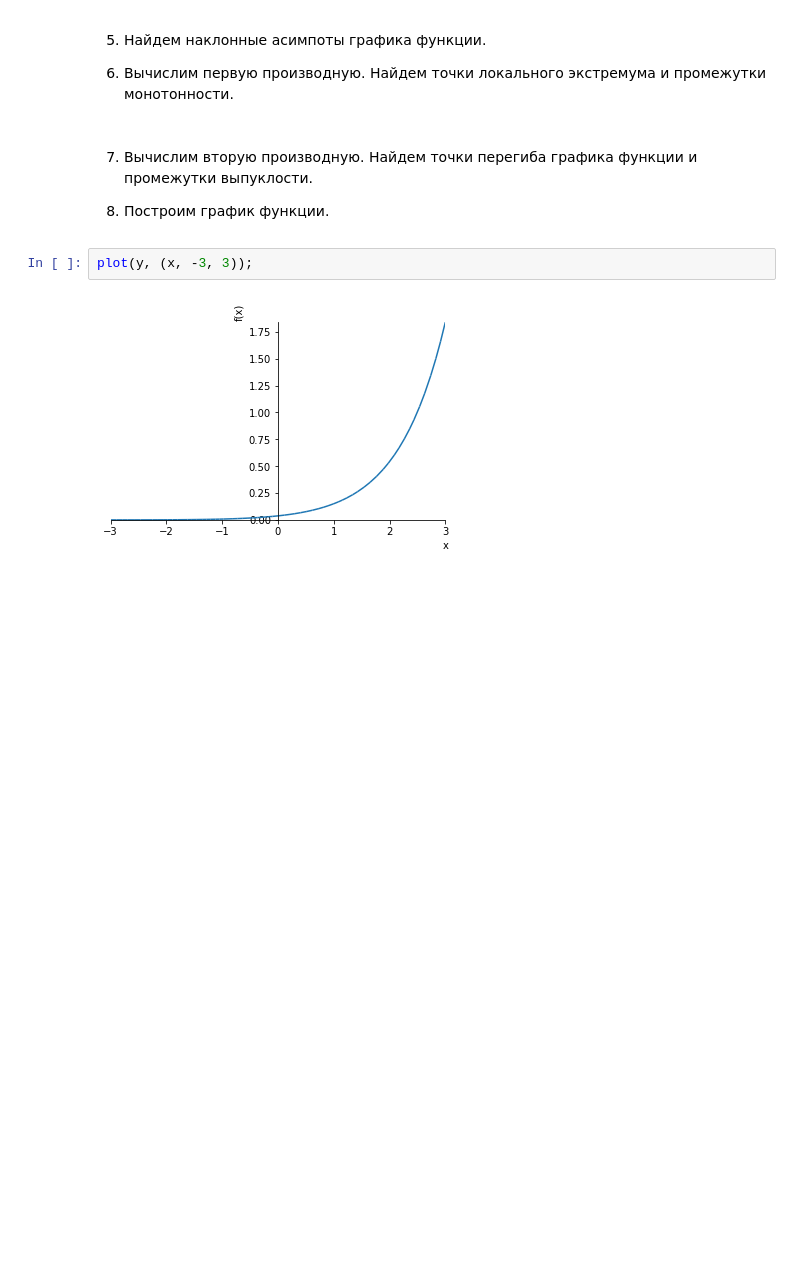
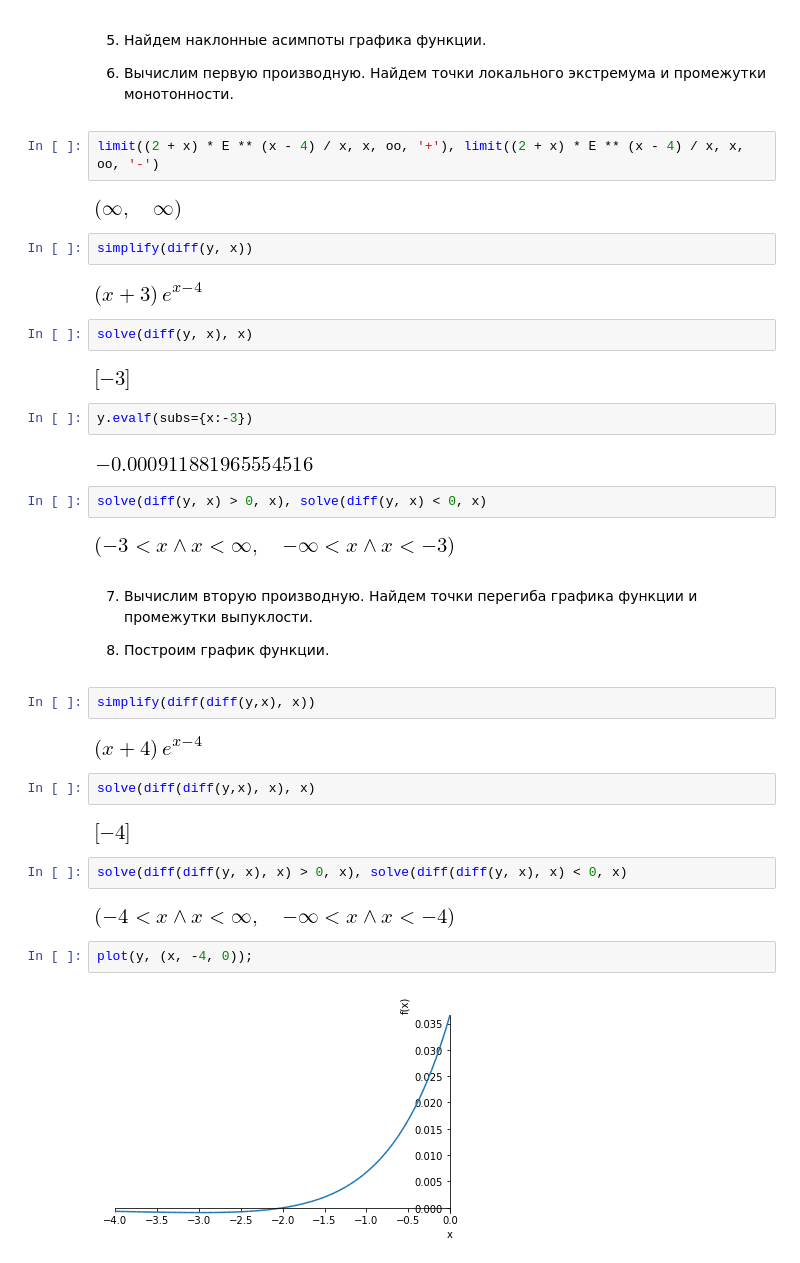
Before and after one commit to OlgaBelitskaya/math_20182019, a Jupyter notebook: mathanalysis_standardcalc209-215.ipynb, the cells around one changed output. Drawn from its saved outputs; the diff is of its cells as text; blank space fills up the shorter version.

```diff
--- a/mathanalysis_standardcalc209-215.ipynb
+++ b/mathanalysis_standardcalc209-215.ipynb
@@ -636,12 +656,44 @@ limit(y, x, -oo), limit(y, x, +oo)
 5) Найдем наклонные асимпоты графика функции.
 
 6) Вычислим первую производную. Найдем точки локального экстремума и промежутки монотонности.
+# %%
+limit((2 + x) * E ** (x - 4) / x, x, oo, '+'), limit((2 + x) * E ** (x - 4) / x, x, oo, '-')
+# %% [output]
+[figure, added]
+# %%
+simplify(diff(y, x))
+# %% [output]
+[figure, added]
+# %%
+solve(diff(y, x), x)
+# %% [output]
+[figure, added]
+# %%
+y.evalf(subs={x:-3})
+# %% [output]
+[figure, added]
+# %%
+solve(diff(y, x) > 0, x), solve(diff(y, x) < 0, x)
+# %% [output]
+[figure, added]
 # %% [markdown]
 7) Вычислим вторую производную. Найдем точки перегиба графика функции и промежутки выпуклости.
 
 8) Построим график функции.
+# %%
+simplify(diff(diff(y,x), x))
+# %% [output]
+[figure, added]
+# %%
+solve(diff(diff(y,x), x), x)
+# %% [output]
+[figure, added]
+# %%
+solve(diff(diff(y, x), x) > 0, x), solve(diff(diff(y, x), x) < 0, x)
+# %% [output]
+[figure, added]
 # %%
-plot(y, (x, -3, 3));
+plot(y, (x, -4, 0));
 # %% [output]
-[figure, old version]
+[figure, new version]
 # %%
```
Also changed, not shown: parts of 6 cells of this notebook.
